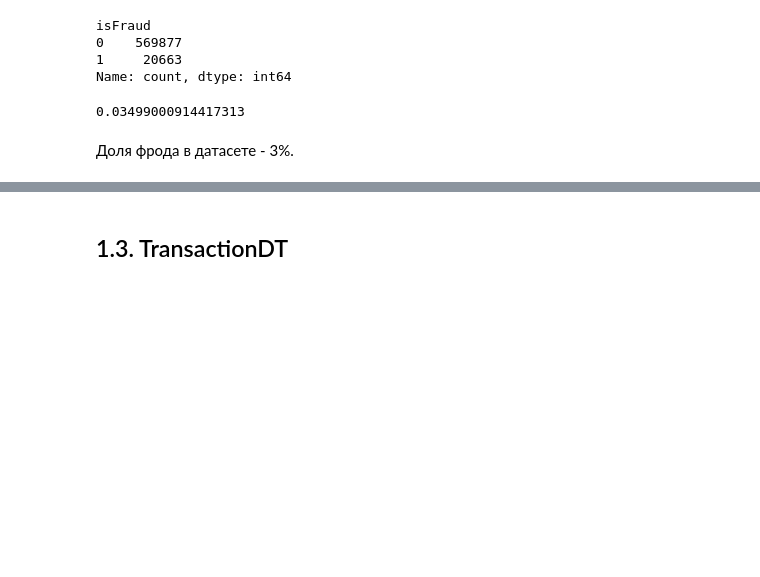
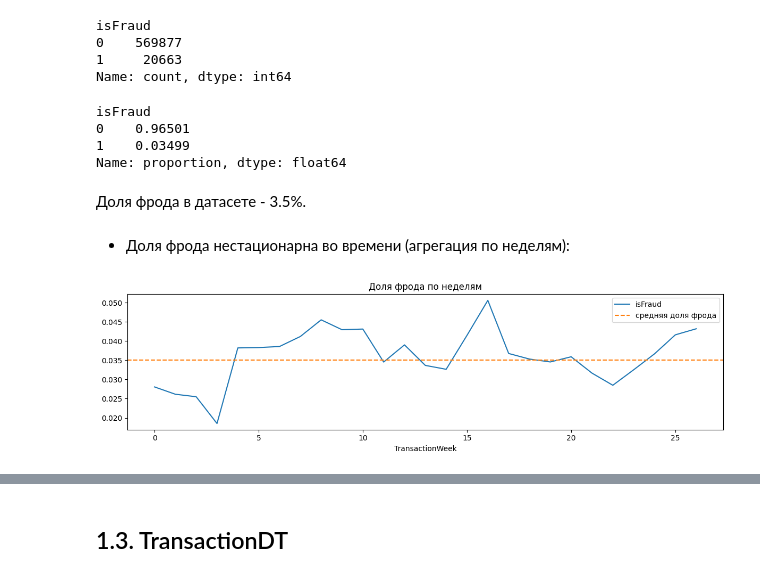
Before and after one commit to novosilcev-egor/ml-fraud-bloom-features, a Jupyter notebook: notebooks/01_eda.ipynb, the cells around one changed output, grey strips where cells are left out. Saved outputs shown, nothing was run; the diff lists cells and outputs as text; code cells hidden in the pictures; blank space fills up the shorter version.

```diff
--- a/notebooks/01_eda.ipynb
+++ b/notebooks/01_eda.ipynb
@@ -79,8 +83,23 @@ isFraud
 1     20663
 Name: count, dtype: int64
 # %%
-df_transaction[df_transaction.isFraud == 1].shape[0] / df_transaction.shape[0]
+df_transaction.isFraud.value_counts(normalize=True)
 # %% [output]
-0.03499000914417313
+isFraud
+0    0.96501
+1    0.03499
+Name: proportion, dtype: float64
 # %% [markdown]
-Доля фрода в датасете - 3%.
+Доля фрода в датасете - 3.5%.
+# %% [markdown]
+* Доля фрода нестационарна во времени (агрегация по неделям):
+# %%
+df_transaction['TransactionWeek'] = (df_transaction.TransactionDT // (86400 * 7)).astype(int)
+weekly_fraud = df_transaction.groupby('TransactionWeek').isFraud.mean()
+
+weekly_fraud.plot(figsize=(12, 3.5), title='Доля фрода по неделям')
+plt.axhline(df_transaction.isFraud.mean(), color='C1', linestyle='--', label='средняя доля фрода')
+plt.legend()
+plt.tight_layout(); plt.show()
+# %% [output]
+[figure, added]
```
Also changed, not shown: parts of 65 cells of this notebook, 1 other file.
